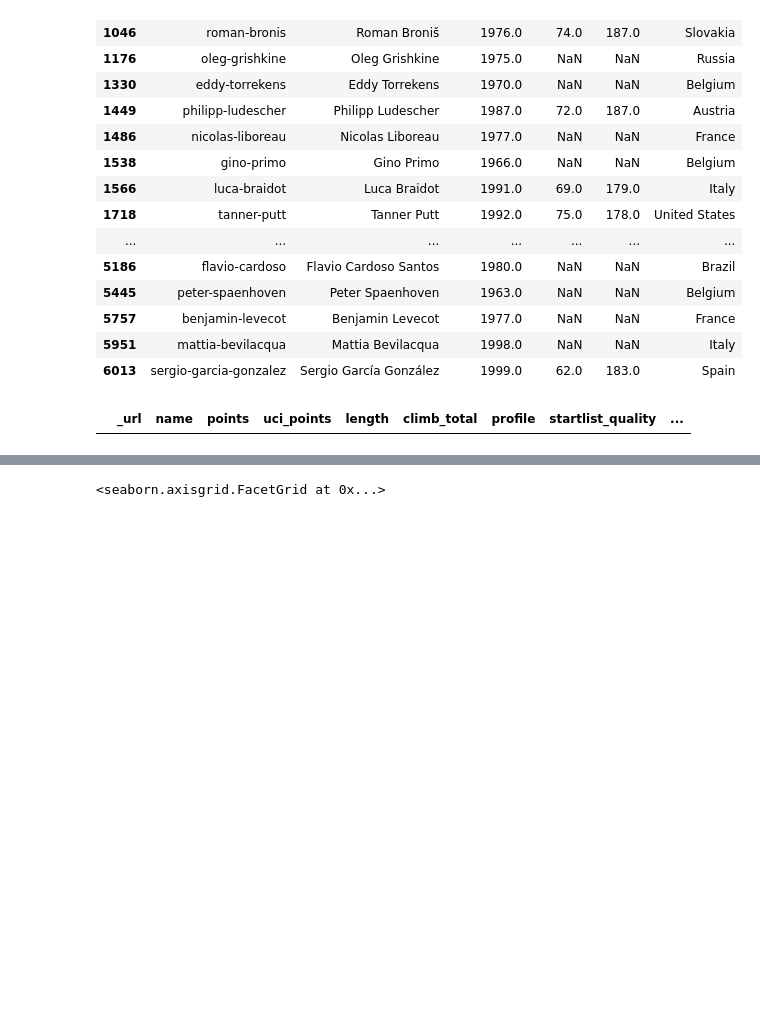
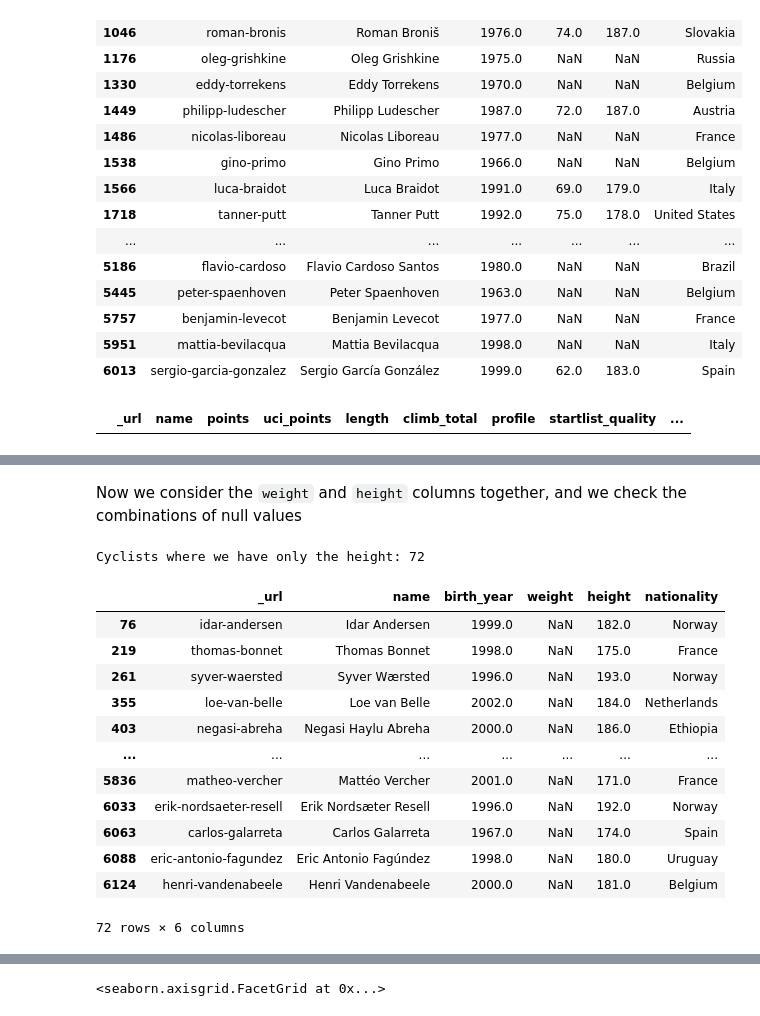
Before and after one commit to JacopoRaffi/DM_Project, a Jupyter notebook: TASK1/cyclists_understanding.ipynb, the cells around one changed output, grey strips where cells are left out. Cells and saved outputs as stored; diff of their text form; code cells hidden in the pictures; blank space fills up the shorter version.

```diff
--- a/TASK1/cyclists_understanding.ipynb
+++ b/TASK1/cyclists_understanding.ipynb
@@ -127,0 +155,23 @@ In questa sezione studiamo il bilanciamento e la rappresentazione dei vari attri
+# %% [markdown]
+Now we consider the `weight` and `height` columns together, and we check the combinations of null values
+# %%
+# Filter rows where 'weight' is null and 'height' is not null
+missing_weight_with_height = dataset[dataset['weight'].isnull() & dataset['height'].notnull()]
+
+print("Cyclists where we have only the height:", len(missing_weight_with_height))
+missing_weight_with_height
+# %% [output]
+Cyclists where we have only the height: 72
+|  | _url | name | birth_year | weight | height | nationality |
+| 76 | idar-andersen | Idar Andersen | 1999.0 | NaN | 182.0 | Norway |
+| 219 | thomas-bonnet | Thomas Bonnet | 1998.0 | NaN | 175.0 | France |
+| 261 | syver-waersted | Syver Wærsted | 1996.0 | NaN | 193.0 | Norway |
+| 355 | loe-van-belle | Loe van Belle | 2002.0 | NaN | 184.0 | Netherlands |
+| 403 | negasi-abreha | Negasi Haylu Abreha | 2000.0 | NaN | 186.0 | Ethiopia |
+| ... | ... | ... | ... | ... | ... | ... |
+| 5836 | matheo-vercher | Mattéo Vercher | 2001.0 | NaN | 171.0 | France |
+| 6033 | erik-nordsaeter-resell | Erik Nordsæter Resell | 1996.0 | NaN | 192.0 | Norway |
+| 6063 | carlos-galarreta | Carlos Galarreta | 1967.0 | NaN | 174.0 | Spain |
+| 6088 | eric-antonio-fagundez | Eric Antonio Fagúndez | 1998.0 | NaN | 180.0 | Uruguay |
+| 6124 | henri-vandenabeele | Henri Vandenabeele | 2000.0 | NaN | 181.0 | Belgium |
+72 rows × 6 columns
```
Also changed, not shown: parts of 74 cells of this notebook, 2 other files.
